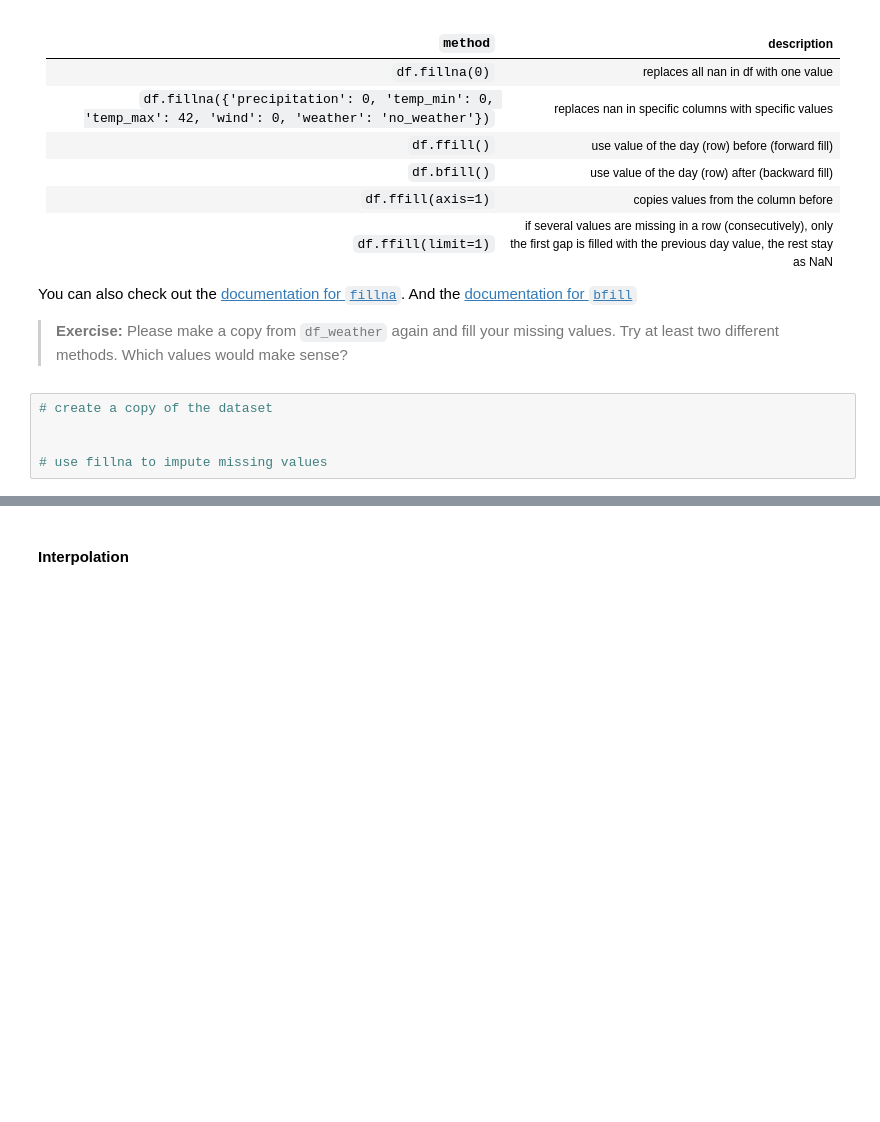
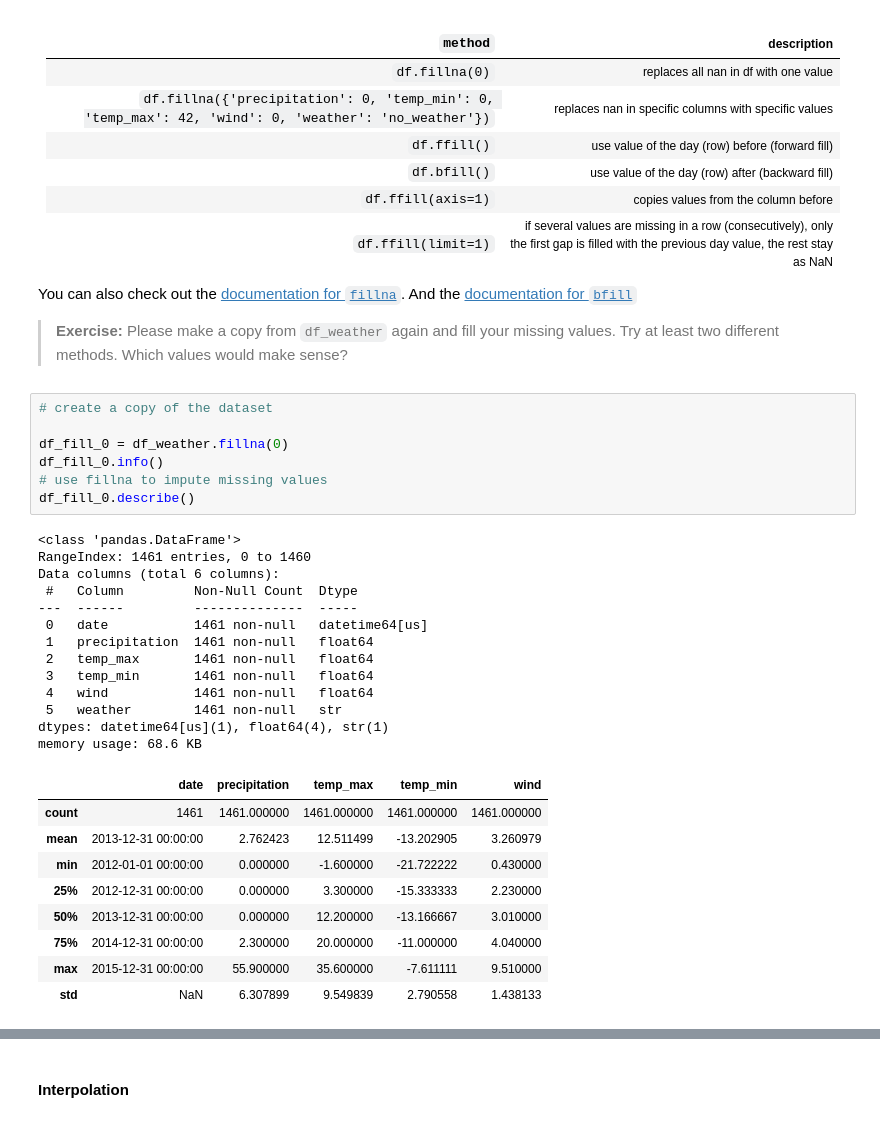
Before and after one commit to Prndxt/data_cleaning, a Jupyter notebook: 01_data_cleaning.ipynb, the cells around one changed output, grey strips where cells are left out. Cells and saved outputs as stored; diff of their text form; blank space fills up the shorter version.

```diff
--- a/01_data_cleaning.ipynb
+++ b/01_data_cleaning.ipynb
@@ -317,5 +557,30 @@ You can also check out the [documentation for `fillna`](https://pandas.pydata.or
 # %%
 # create a copy of the dataset
 
-
+df_fill_0 = df_weather.fillna(0)
+df_fill_0.info()
 # use fillna to impute missing values
+df_fill_0.describe()
+# %% [output]
+<class 'pandas.DataFrame'>
+RangeIndex: 1461 entries, 0 to 1460
+Data columns (total 6 columns):
+ #   Column         Non-Null Count  Dtype
+---  ------         --------------  -----
+ 0   date           1461 non-null   datetime64[us]
+ 1   precipitation  1461 non-null   float64
+ 2   temp_max       1461 non-null   float64
+ 3   temp_min       1461 non-null   float64
+ 4   wind           1461 non-null   float64
+ 5   weather        1461 non-null   str
+dtypes: datetime64[us](1), float64(4), str(1)
+memory usage: 68.6 KB
+|  | date | precipitation | temp_max | temp_min | wind |
+| count | 1461 | 1461.000000 | 1461.000000 | 1461.000000 | 1461.000000 |
+| mean | 2013-12-31 00:00:00 | 2.762423 | 12.511499 | -13.202905 | 3.260979 |
+| min | 2012-01-01 00:00:00 | 0.000000 | -1.600000 | -21.722222 | 0.430000 |
+| 25% | 2012-12-31 00:00:00 | 0.000000 | 3.300000 | -15.333333 | 2.230000 |
+| 50% | 2013-12-31 00:00:00 | 0.000000 | 12.200000 | -13.166667 | 3.010000 |
+| 75% | 2014-12-31 00:00:00 | 2.300000 | 20.000000 | -11.000000 | 4.040000 |
+| max | 2015-12-31 00:00:00 | 55.900000 | 35.600000 | -7.611111 | 9.510000 |
+| std | NaN | 6.307899 | 9.549839 | 2.790558 | 1.438133 |
```
Also changed, not shown: parts of 34 cells of this notebook.
